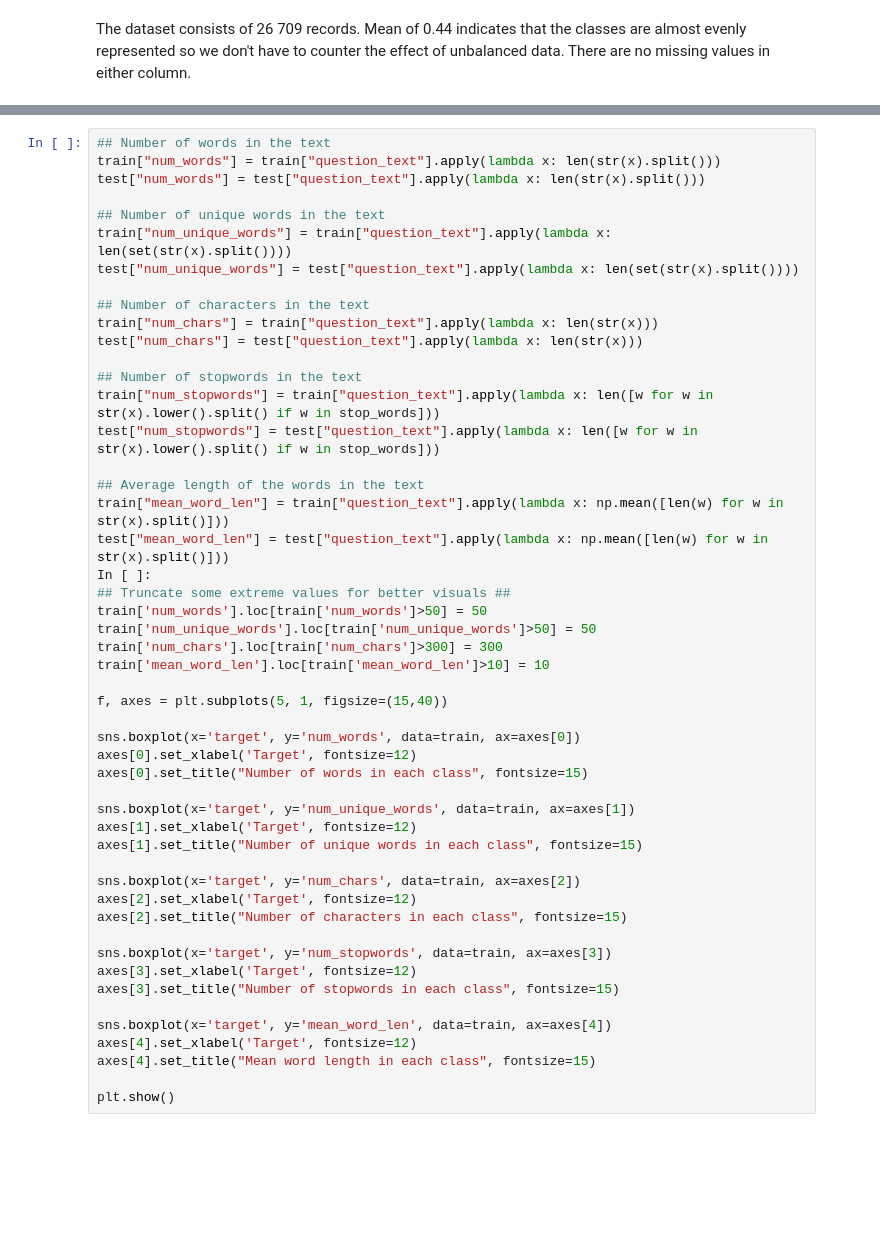
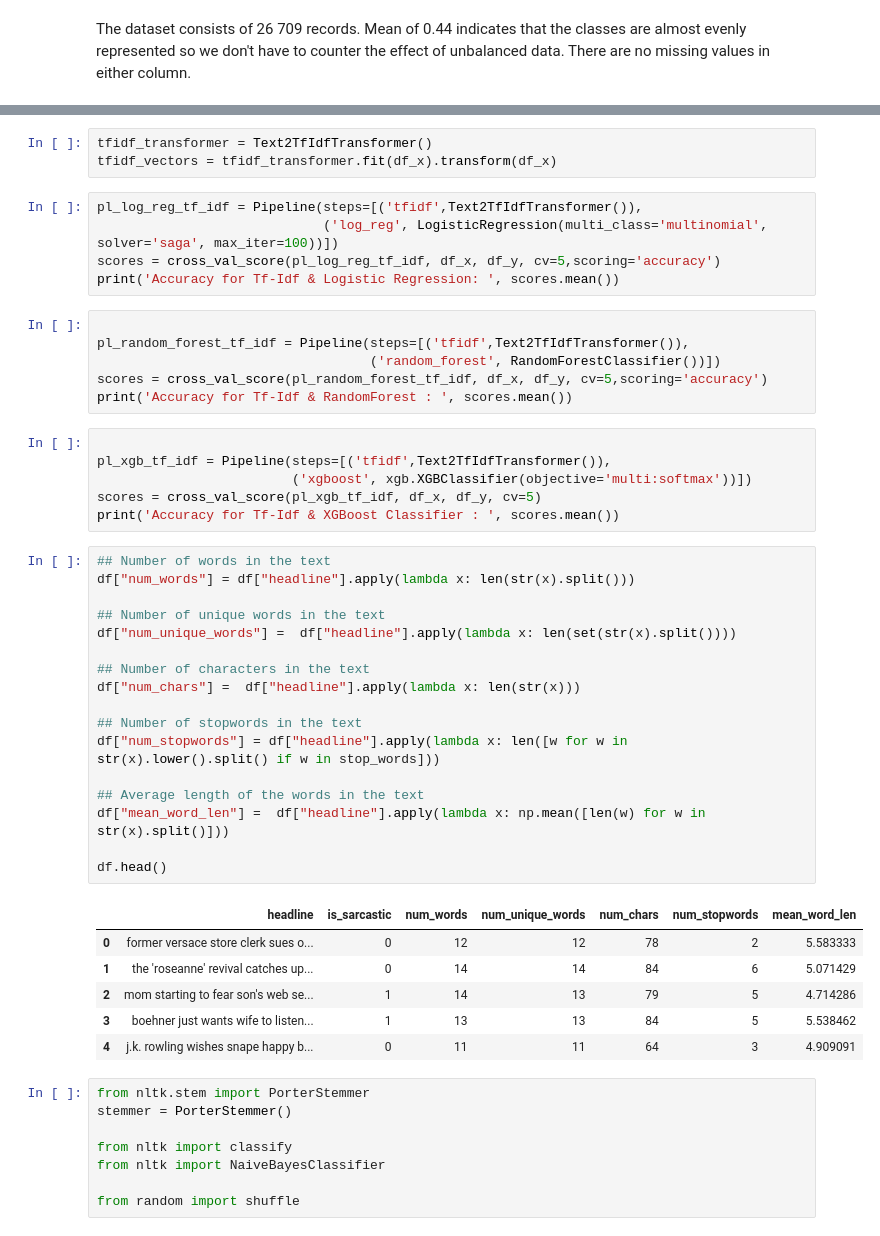
Before and after one commit to mbalcerzak/Code4Life_MAB, a Jupyter notebook: Task2.ipynb, the cells around one changed output, grey strips where cells are left out. Cells and saved outputs as stored; diff of their text form; blank space fills up the shorter version.

```diff
--- a/Task2.ipynb
+++ b/Task2.ipynb
@@ -94,50 +244,52 @@ https://www.kaggle.com/kashnitsky/a4-demo-sarcasm-detection-with-logit-solution
+# %%
+tfidf_transformer = Text2TfIdfTransformer()
+tfidf_vectors = tfidf_transformer.fit(df_x).transform(df_x)
+# %%
+pl_log_reg_tf_idf = Pipeline(steps=[('tfidf',Text2TfIdfTransformer()),
+                             ('log_reg', LogisticRegression(multi_class='multinomial', solver='saga', max_iter=100))])
+scores = cross_val_score(pl_log_reg_tf_idf, df_x, df_y, cv=5,scoring='accuracy')
+print('Accuracy for Tf-Idf & Logistic Regression: ', scores.mean())
+# %%
+
+pl_random_forest_tf_idf = Pipeline(steps=[('tfidf',Text2TfIdfTransformer()),
+                                   ('random_forest', RandomForestClassifier())])
+scores = cross_val_score(pl_random_forest_tf_idf, df_x, df_y, cv=5,scoring='accuracy')
+print('Accuracy for Tf-Idf & RandomForest : ', scores.mean())
+# %%
+
+pl_xgb_tf_idf = Pipeline(steps=[('tfidf',Text2TfIdfTransformer()),
+                         ('xgboost', xgb.XGBClassifier(objective='multi:softmax'))])
+scores = cross_val_score(pl_xgb_tf_idf, df_x, df_y, cv=5)
+print('Accuracy for Tf-Idf & XGBoost Classifier : ', scores.mean())
 # %%
 ## Number of words in the text
-train["num_words"] = train["question_text"].apply(lambda x: len(str(x).split()))
-test["num_words"] = test["question_text"].apply(lambda x: len(str(x).split()))
+df["num_words"] = df["headline"].apply(lambda x: len(str(x).split()))
 
 ## Number of unique words in the text
-train["num_unique_words"] = train["question_text"].apply(lambda x: len(set(str(x).split())))
-test["num_unique_words"] = test["question_text"].apply(lambda x: len(set(str(x).split())))
+df["num_unique_words"] =  df["headline"].apply(lambda x: len(set(str(x).split())))
 
 ## Number of characters in the text
-train["num_chars"] = train["question_text"].apply(lambda x: len(str(x)))
-test["num_chars"] = test["question_text"].apply(lambda x: len(str(x)))
+df["num_chars"] =  df["headline"].apply(lambda x: len(str(x)))
 
 ## Number of stopwords in the text
-train["num_stopwords"] = train["question_text"].apply(lambda x: len([w for w in str(x).lower().split() if w in stop_words]))
-test["num_stopwords"] = test["question_text"].apply(lambda x: len([w for w in str(x).lower().split() if w in stop_words]))
+df["num_stopwords"] = df["headline"].apply(lambda x: len([w for w in str(x).lower().split() if w in stop_words]))
 
 ## Average length of the words in the text
-train["mean_word_len"] = train["question_text"].apply(lambda x: np.mean([len(w) for w in str(x).split()]))
-test["mean_word_len"] = test["question_text"].apply(lambda x: np.mean([len(w) for w in str(x).split()]))
-In [ ]:
-## Truncate some extreme values for better visuals ##
-train['num_words'].loc[train['num_words']>50] = 50
-train['num_unique_words'].loc[train['num_unique_words']>50] = 50
-train['num_chars'].loc[train['num_chars']>300] = 300
-train['mean_word_len'].loc[train['mean_word_len']>10] = 10
+df["mean_word_len"] =  df["headline"].apply(lambda x: np.mean([len(w) for w in str(x).split()]))
 
-f, axes = plt.subplots(5, 1, figsize=(15,40))
-
-sns.boxplot(x='target', y='num_words', data=train, ax=axes[0])
-axes[0].set_xlabel('Target', fontsize=12)
-axes[0].set_title("Number of words in each class", fontsize=15)
-
-sns.boxplot(x='target', y='num_unique_words', data=train, ax=axes[1])
-axes[1].set_xlabel('Target', fontsize=12)
-axes[1].set_title("Number of unique words in each class", fontsize=15)
-
-sns.boxplot(x='target', y='num_chars', data=train, ax=axes[2])
-axes[2].set_xlabel('Target', fontsize=12)
-axes[2].set_title("Number of characters in each class", fontsize=15)
-
-sns.boxplot(x='target', y='num_stopwords', data=train, ax=axes[3])
-axes[3].set_xlabel('Target', fontsize=12)
-axes[3].set_title("Number of stopwords in each class", fontsize=15)
-
-sns.boxplot(x='target', y='mean_word_len', data=train, ax=axes[4])
-axes[4].set_xlabel('Target', fontsize=12)
-axes[4].set_title("Mean word length in each class", fontsize=15)
-
-plt.show()
+df.head()
+# %% [output]
+|  | headline | is_sarcastic | num_words | num_unique_words | num_chars | num_stopwords | mean_word_len |
+| 0 | former versace store clerk sues o... | 0 | 12 | 12 | 78 | 2 | 5.583333 |
+| 1 | the 'roseanne' revival catches up... | 0 | 14 | 14 | 84 | 6 | 5.071429 |
+| 2 | mom starting to fear son's web se... | 1 | 14 | 13 | 79 | 5 | 4.714286 |
+| 3 | boehner just wants wife to listen... | 1 | 13 | 13 | 84 | 5 | 5.538462 |
+| 4 | j.k. rowling wishes snape happy b... | 0 | 11 | 11 | 64 | 3 | 4.909091 |
+# %%
+from nltk.stem import PorterStemmer
+stemmer = PorterStemmer()
+
+from nltk import classify
+from nltk import NaiveBayesClassifier
+
+from random import shuffle
```
Also changed, not shown: parts of 20 cells of this notebook, 1 other file.
